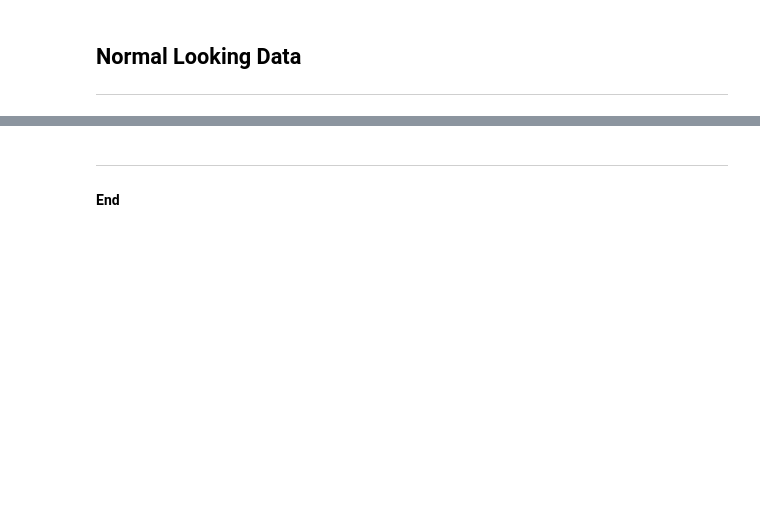
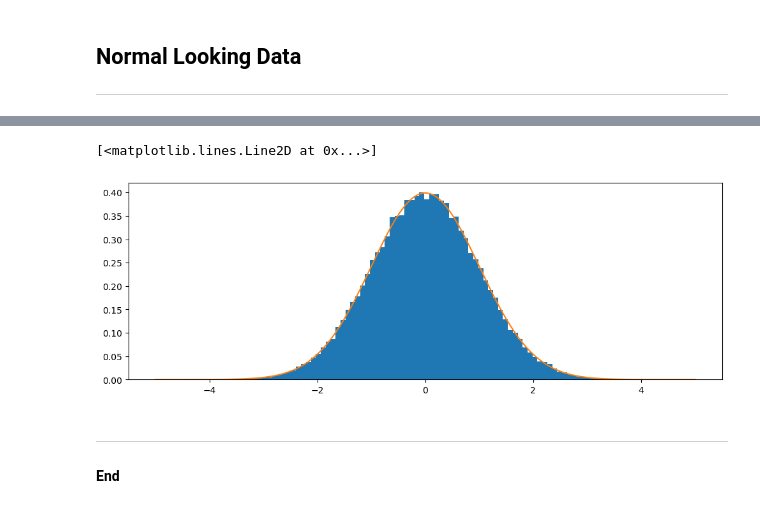
Before and after one commit to turps-pc90/fund_data, a Jupyter notebook: random.ipynb, the cells around one changed output, grey strips where cells are left out. Saved outputs shown, nothing was run; the diff lists cells and outputs as text; code cells hidden in the pictures; blank space fills up the shorter version.

```diff
--- a/random.ipynb
+++ b/random.ipynb
@@ -317,3 +356,18 @@ ax.hist(rand_normal, bins= 1000);
+# %%
+# Range of x values for plotting
+x = np.linspace(-5.0, 5.0, 1001)
+
+# Create empty plot
+fig, ax = plt.subplots(figsize=(12, 4))
+
+# Plot histogram -of randomly generated normal values from above
+ax.hist(rand_normal, bins= 100, density=True);
+
+# Plot f(x)
+ax.plot (x, f(x))
+# %% [output]
+[<matplotlib.lines.Line2D at 0x...>]
+[figure, added]
 # %% [markdown]
 ***
 #### End
```
Also changed, not shown: parts of 20 cells of this notebook.
